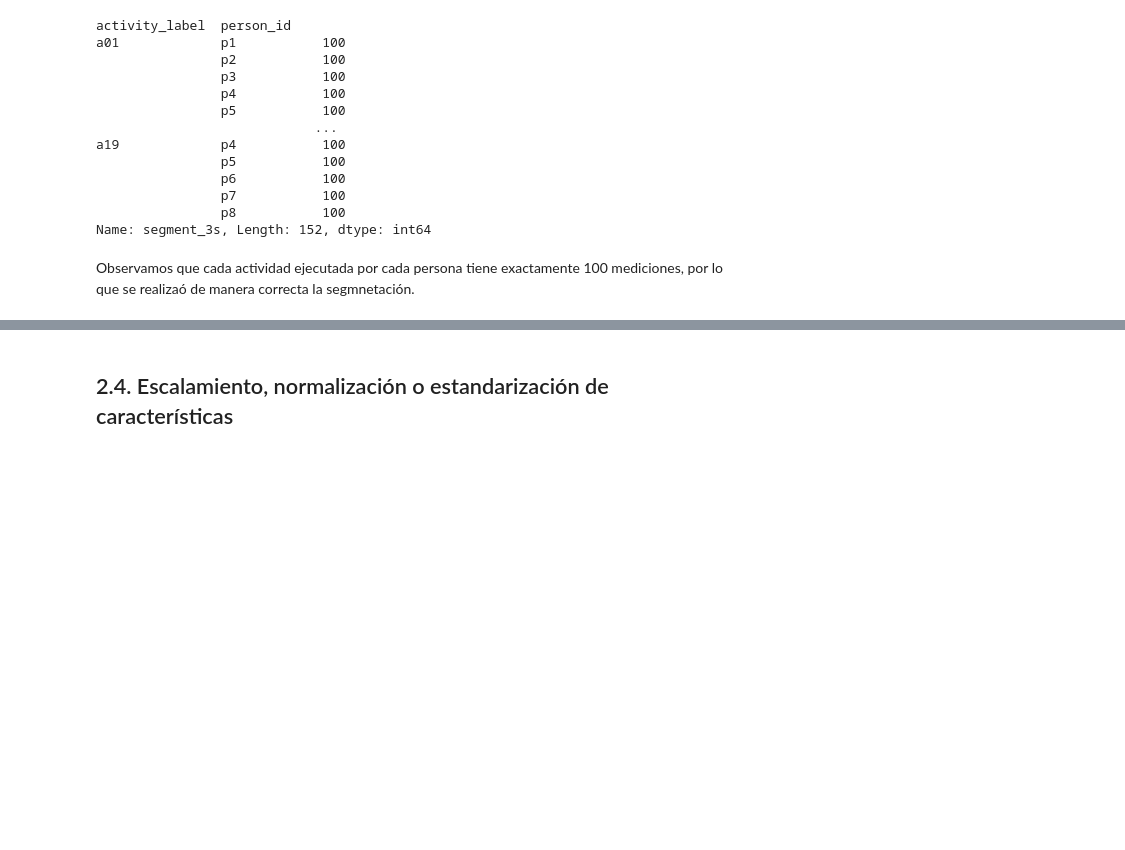
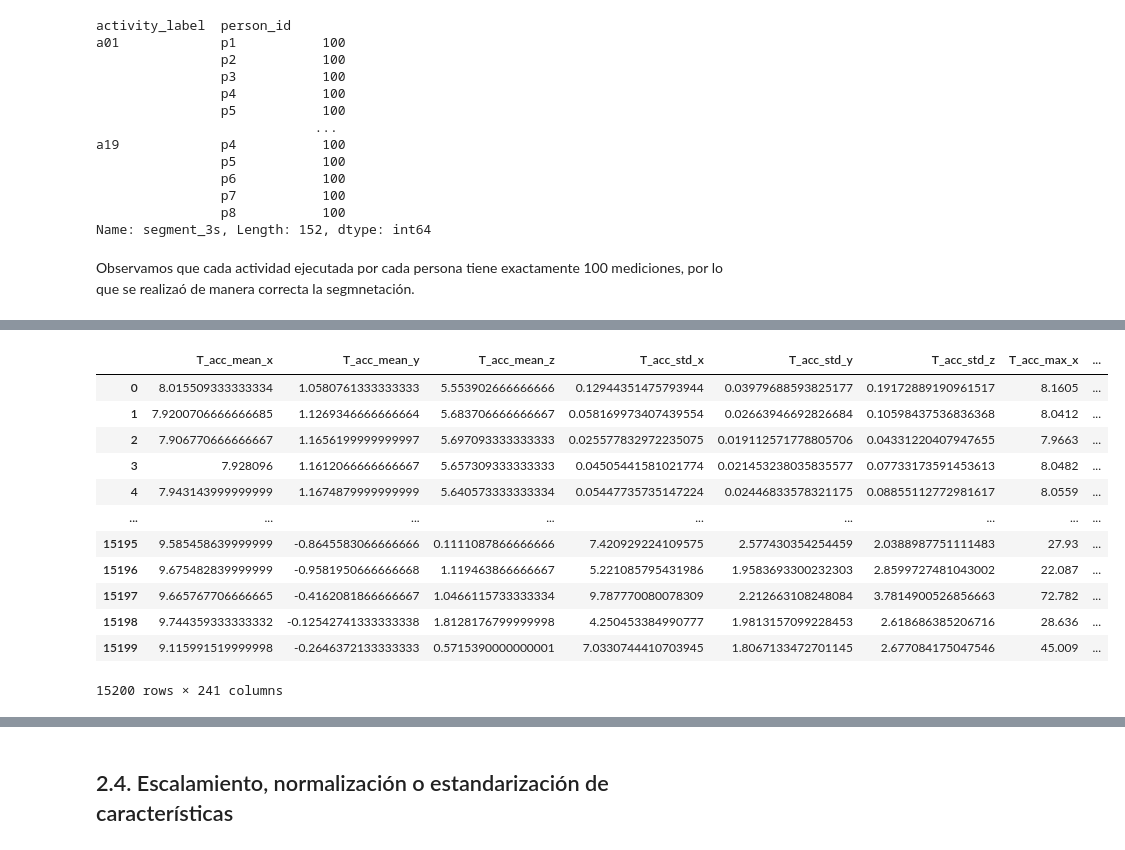
Before and after one commit to DanielRosadoRodriguez/HAR-Analysis, a Jupyter notebook: 1_daily_activities/1 - Daily Activities.ipynb, the cells around one changed output, grey strips where cells are left out. Saved outputs shown, nothing was run; the diff lists cells and outputs as text; code cells hidden in the pictures; blank space fills up the shorter version.

Commit message:
feat: add feature extraction per 3s segment

```diff
--- a/1_daily_activities/1 - Daily Activities.ipynb
+++ b/1_daily_activities/1 - Daily Activities.ipynb
@@ -401,10 +399,10 @@ def segmentar_por_3s(df, window_size=75):
     # Concatenamos todos los grupos procesados en un único DataFrame
     return pd.concat(df_segmentado_list, ignore_index=True)
 
-df_to_segment_into_3s = dsa_df
+df_unsegmented = dsa_df
 
-dsa_df_scaled_con_segmentos_3s = segmentar_por_3s(df_to_segment_into_3s)
-dsa_df_scaled_con_segmentos_3s
+df_segmented = segmentar_por_3s(df_unsegmented)
+df_segmented
 # %% [output]
 |  | T_xacc | T_yacc | T_zacc | T_xgyro | T_ygyro | T_zgyro | T_xmag | T_ymag | T_zmag | RA_xacc | RA_yacc | ... |
 | 0 | 8.130 | 1.035 | 5.422 | -0.009 | 0.002 | -0.003 | -0.787 | -0.070 | 0.157 | 0.701 | 5.683 | ... |
@@ -441,0 +500,73 @@ Observamos que cada actividad ejecutada por cada persona tiene exactamente 100 m
+# %%
+df_to_extract_features = df_segmented
+
+examples_raw = []
+
+for seg, group in df_to_extract_features.groupby("segment_3s"):
+    # Torso
+    T_features = InertialSensor(group.T_xacc, group.T_yacc, group.T_zacc).extract_features()
+    T_gyro_features = InertialSensor(group.T_xgyro, group.T_ygyro, group.T_zgyro).extract_features()
+    T_mag_features = InertialSensor(group.T_xmag, group.T_ymag, group.T_zmag).extract_features()
+
+    # Right Arm
+    RA_features = InertialSensor(group.RA_xacc, group.RA_yacc, group.RA_zacc).extract_features()
+    RA_gyro_features = InertialSensor(group.RA_xgyro, group.RA_ygyro, group.RA_zgyro).extract_features()
+    RA_mag_features = InertialSensor(group.RA_xmag, group.RA_ymag, group.RA_zmag).extract_features()
+
+    LA_features = InertialSensor(group.LA_xacc, group.LA_yacc, group.LA_zacc).extract_features()
+    LA_gyro_features = InertialSensor(group.LA_xgyro, group.LA_ygyro, group.LA_zgyro).extract_features()
+    LA_mag_features = InertialSensor(group.LA_xmag, group.LA_ymag, group.LA_zmag).extract_features()
+
+    RL_features = InertialSensor(group.RL_xacc, group.RL_yacc, group.RL_zacc).extract_features()
+    RL_gyro_features = InertialSensor(group.RL_xgyro, group.RL_ygyro, group.RL_zgyro).extract_features()
+    RL_mag_features = InertialSensor(group.RL_xmag, group.RL_ymag, group.RL_zmag).extract_features()
+
+    LL_features = InertialSensor(group.LL_xacc, group.LL_yacc, group.LL_zacc).extract_features()
+    LL_gyro_features = InertialSensor(group.LL_xgyro, group.LL_ygyro, group.LL_zgyro).extract_features()
+    LL_mag_features = InertialSensor(group.LL_xmag, group.LL_ymag, group.LL_zmag).extract_features()
+
+    # Combine all feature sets into one row
+    feature_vector = np.concatenate([
+        T_features, T_gyro_features, T_mag_features,
+        RA_features, RA_gyro_features, RA_mag_features,
+        LA_features, LA_gyro_features, LA_mag_features,
+        RL_features, RL_gyro_features, RL_mag_features,
+        LL_features, LL_gyro_features, LL_mag_features
+    ])
+
+    # Append to the dataset
+    examples_raw.append(np.append(feature_vector, group["activity_label"].iloc[0]))
+
+# Generate feature column names
+sensor_locations = ["T", "RA", "LA", "RL", "LL"]
+sensor_types = ["acc", "gyro", "mag"]
+feature_names = [
+    "mean_x", "mean_y", "mean_z", "std_x", "std_y", "std_z", "max_x", "max_y", "max_z",
+    "corr_xy", "corr_xz", "corr_yz", "mean_mag", "std_mag", "auc", "mean_diff"
+]
+
+columns = [
+    f"{loc}_{typ}_{feat}"
+    for loc in sensor_locations
+    for typ in sensor_types
+    for feat in feature_names
+] + ["activity"]
+
+# Create DataFrame
+examples_db = pd.DataFrame(examples_raw, columns=columns)
+
+examples_db
+# %% [output]
+|  | T_acc_mean_x | T_acc_mean_y | T_acc_mean_z | T_acc_std_x | T_acc_std_y | T_acc_std_z | T_acc_max_x | ... |
+| 0 | 8.015509333333334 | 1.0580761333333333 | 5.553902666666666 | 0.12944351475793944 | 0.03979688593825177 | 0.19172889190961517 | 8.1605 | ... |
+| 1 | 7.9200706666666685 | 1.1269346666666664 | 5.683706666666667 | 0.058169973407439554 | 0.02663946692826684 | 0.10598437536836368 | 8.0412 | ... |
+| 2 | 7.906770666666667 | 1.1656199999999997 | 5.697093333333333 | 0.025577832972235075 | 0.019112571778805706 | 0.04331220407947655 | 7.9663 | ... |
+| 3 | 7.928096 | 1.1612066666666667 | 5.657309333333333 | 0.04505441581021774 | 0.021453238035835577 | 0.07733173591453613 | 8.0482 | ... |
+| 4 | 7.943143999999999 | 1.1674879999999999 | 5.640573333333334 | 0.05447735735147224 | 0.02446833578321175 | 0.08855112772981617 | 8.0559 | ... |
+| ... | ... | ... | ... | ... | ... | ... | ... | ... |
+| 15195 | 9.585458639999999 | -0.8645583066666666 | 0.1111087866666666 | 7.420929224109575 | 2.577430354254459 | 2.0388987751111483 | 27.93 | ... |
+| 15196 | 9.675482839999999 | -0.9581950666666668 | 1.119463866666667 | 5.221085795431986 | 1.9583693300232303 | 2.8599727481043002 | 22.087 | ... |
+| 15197 | 9.665767706666665 | -0.4162081866666667 | 1.0466115733333334 | 9.787770080078309 | 2.212663108248084 | 3.7814900526856663 | 72.782 | ... |
+| 15198 | 9.744359333333332 | -0.12542741333333338 | 1.8128176799999998 | 4.250453384990777 | 1.9813157099228453 | 2.618686385206716 | 28.636 | ... |
+| 15199 | 9.115991519999998 | -0.2646372133333333 | 0.5715390000000001 | 7.0330744410703945 | 1.8067133472701145 | 2.677084175047546 | 45.009 | ... |
+15200 rows × 241 columns
```
Also changed, not shown: parts of 14 cells of this notebook.
